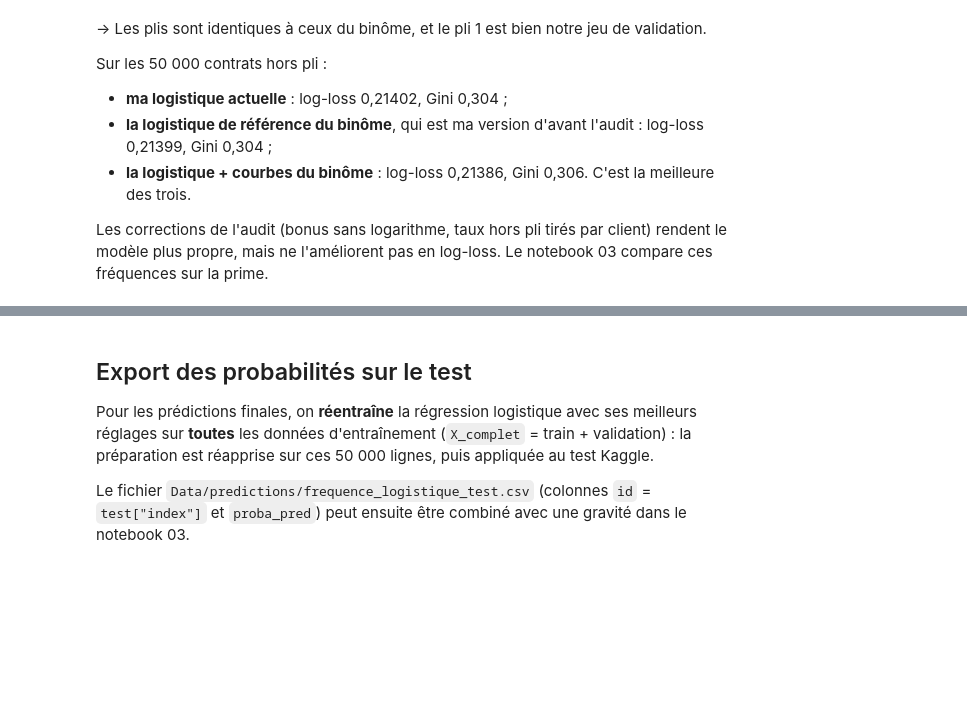
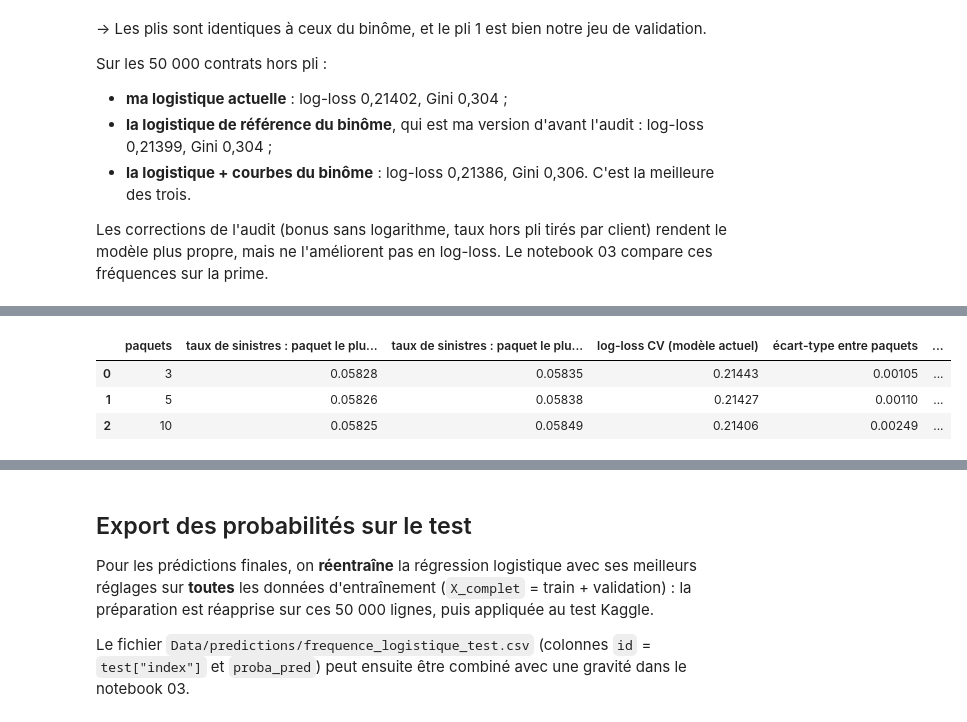
Before and after one commit to MaximilienCY/TD-Tarification-automobile-par-Machine-Learning, a Jupyter notebook: notebooks/01_frequence.ipynb, the cells around one changed output, grey strips where cells are left out. Cells and saved outputs as stored; diff of their text form; code cells hidden in the pictures; blank space fills up the shorter version.

```diff
--- a/notebooks/01_frequence.ipynb
+++ b/notebooks/01_frequence.ipynb
@@ -2112,0 +2228,8 @@ Les corrections de l'audit (bonus sans logarithme, taux hors pli tirés par clie
+# %%
+nombre_paquets = pd.DataFrame([tester_decoupage(plis_stratifies(k, SEED)) for k in [3, 5, 10]])
+nombre_paquets.round(5)
+# %% [output]
+|  | paquets | taux de sinistres : paquet le plu... | taux de sinistres : paquet le plu... | log-loss CV (modèle actuel) | écart-type entre paquets | ... |
+| 0 | 3 | 0.05828 | 0.05835 | 0.21443 | 0.00105 | ... |
+| 1 | 5 | 0.05826 | 0.05838 | 0.21427 | 0.00110 | ... |
+| 2 | 10 | 0.05825 | 0.05849 | 0.21406 | 0.00249 | ... |
```
Also changed, not shown: parts of 7 cells of this notebook, 1 other file.
